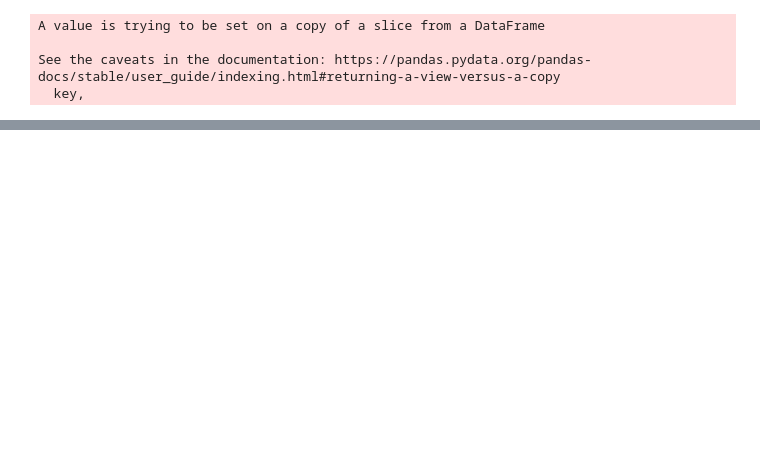
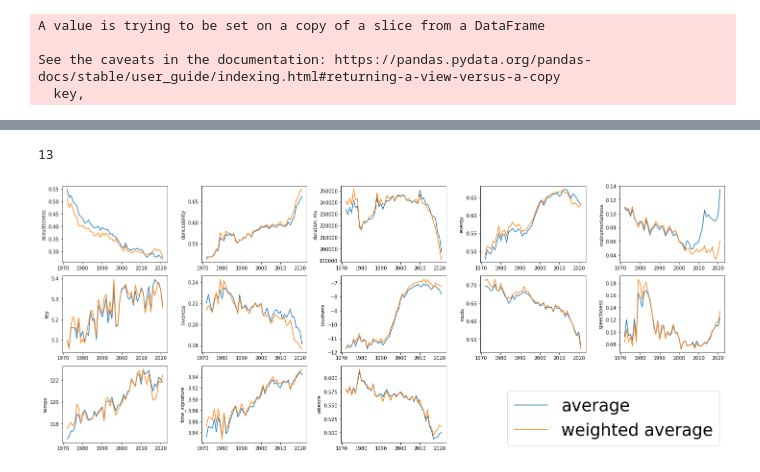
Before and after one commit to carloalbe/Pyspark-Spotify-Analysis, a Jupyter notebook: code/TrendAnalysis.ipynb, the cells around one changed output, grey strips where cells are left out. Cells and saved outputs as stored; diff of their text form; code cells hidden in the pictures; blank space fills up the shorter version.

Commit message:
average trends

```diff
--- a/code/TrendAnalysis.ipynb
+++ b/code/TrendAnalysis.ipynb
@@ -290,7 +270,0 @@ Name: min_acousticness, dtype: float64
-# %%
-for col in technical_columns:
-  #  col = technical_columns[0]
-#plt.fill_between(dfp['min_'+col],dfp['max_'+col])
-    plt.plot(dfp['wavg_'+col],label=col)
-    plt.legend()
-    plt.show()
@@ -310,0 +271,28 @@ for col in technical_columns:
+# %%
+len(technical_columns)
+# %% [output]
+13
+# %%
+fig, axs = plt.subplots(3,5, figsize=(20, 8))
+#fig.subplots_adjust(hspace = .5, wspace=.001)
+
+axs = axs.ravel()
+for i,col in enumerate(technical_columns):
+  #  col = technical_columns[0]
+#plt.fill_between(dfp['min_'+col],dfp['max_'+col])
+    axs[i].plot(dfp['avg_'+col],label='average')
+    axs[i].plot(dfp['wavg_'+col],label='weighted average')
+    axs[i].set_ylabel(col)
+    #axs[i].legend()
+
+while i +1 < 15 :
+  fig.delaxes(axs[i+1])
+  i+=1
+
+
+fig.legend( ['average','weighted average'], loc='lower right', fontsize=35)
+
+plt.tight_layout()
+plt.show()
+# %% [output]
+[figure, added]
```
Also changed, not shown: parts of 8 cells of this notebook, 13 other files.
